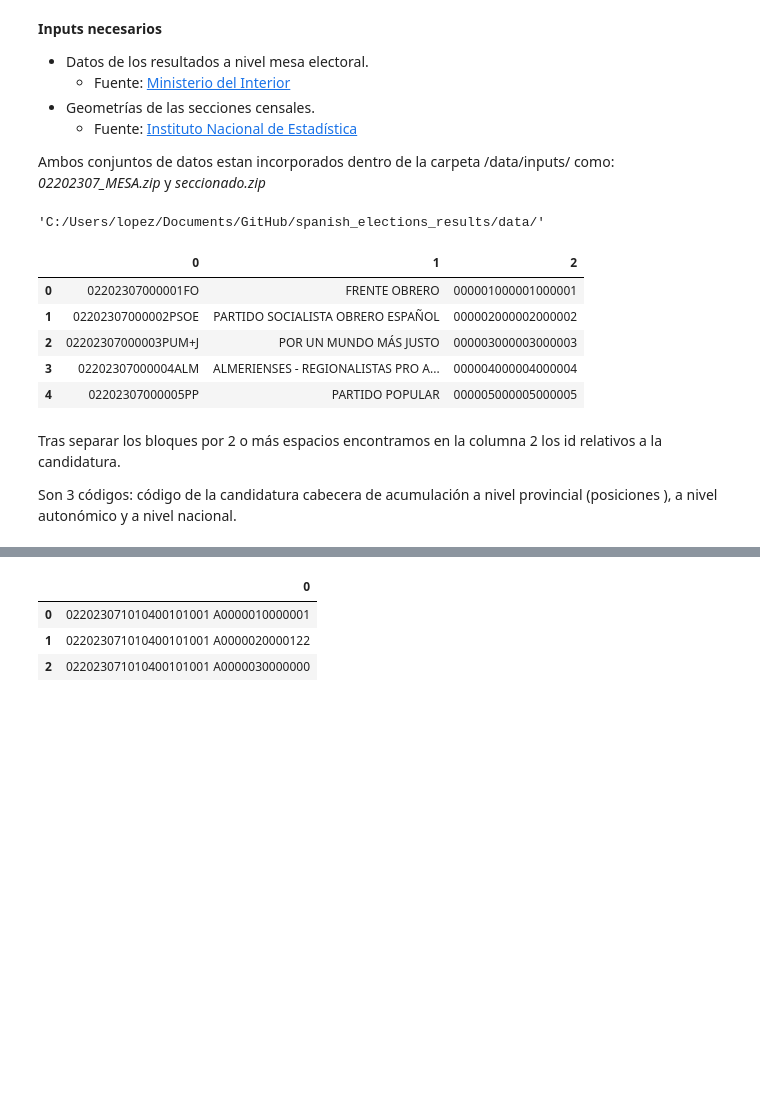
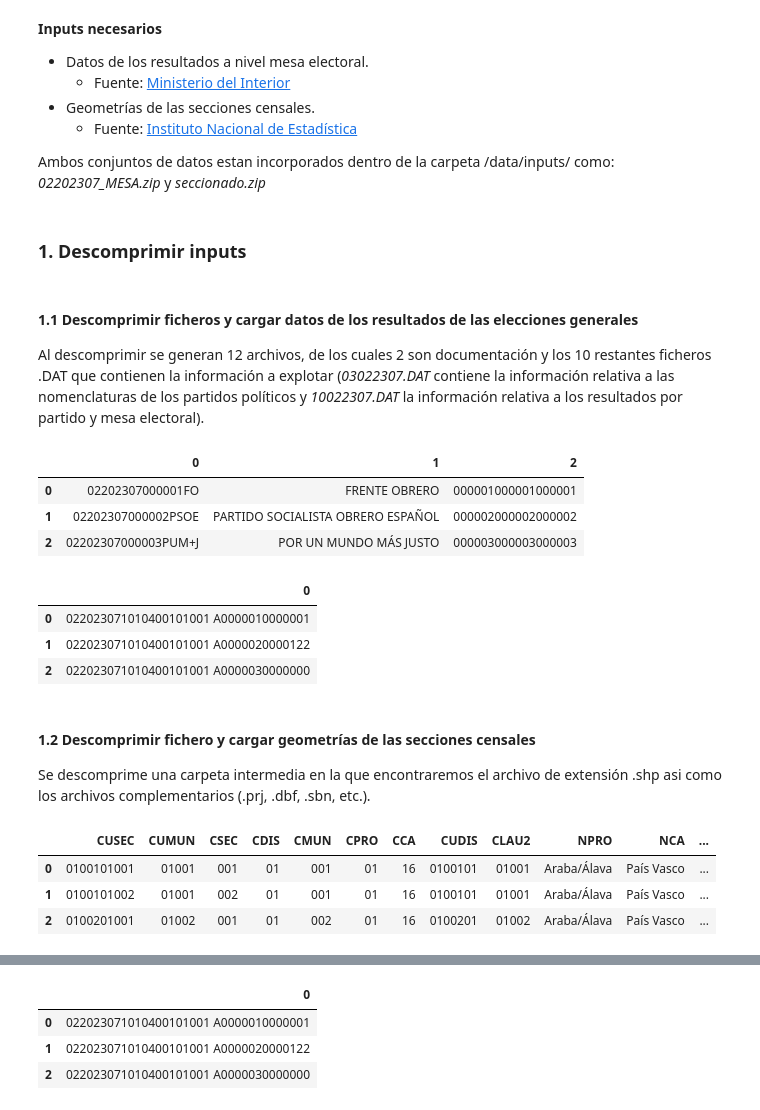
Before and after one commit to juanenrique92/spanish_elections_results, a Jupyter notebook: spanish_elections_results.ipynb, the cells around one changed output, grey strips where cells are left out. Saved outputs shown, nothing was run; the diff lists cells and outputs as text; code cells hidden in the pictures; blank space fills up the shorter version.

```diff
--- a/spanish_elections_results.ipynb
+++ b/spanish_elections_results.ipynb
@@ -63,8 +66,8 @@ save_as_shapefile = True
 
 Ambos conjuntos de datos estan incorporados dentro de la carpeta /data/inputs/ como: *02202307_MESA.zip* y *seccionado.zip*
 # %%
-nb_path= os.getcwd()+'\\data\\'
-nb_path = nb_path.replace('\\', '/')
-nb_path
+# Establecemos la ruta a la raiz donde estaran los inputs y outputs
+nb_path = os.path.join(os.getcwd(), 'data').replace('\\', '/')
+# Definimos la ruta de outputs y creamos la carpeta de guardado
+out_path = nb_path+'/outputs/'
+os.makedirs(out_path, exist_ok=True)
-# %% [output]
-'C:/Users/lopez/Documents/GitHub/spanish_elections_results/data/'
@@ -73,0 +74,2 @@ os.makedirs(out_path, exist_ok=True)
+# %% [markdown]
+### 1. Descomprimir inputs
@@ -73,0 +81,4 @@ os.makedirs(out_path, exist_ok=True)
+# %% [markdown]
+#### 1.1 Descomprimir ficheros y cargar datos de los resultados de las elecciones generales
+
+Al descomprimir se generan 12 archivos, de los cuales 2 son documentación y los 10 restantes ficheros .DAT que contienen la información a explotar (*03022307.DAT* contiene la información relativa a las nomenclaturas de los partidos políticos y *10022307.DAT* la información relativa a los resultados por partido y mesa electoral).
@@ -74,24 +92,24 @@ os.makedirs(out_path, exist_ok=True)
 # %%
-zip_path = nb_path + '//inputs//02202307_MESA.zip'
-temp_folder = r'data/inputs/temp'
-
-os.makedirs(temp_folder, exist_ok=True)
-
-with zipfile.ZipFile(zip_path, 'r') as archivo_zip:
-    archivo_zip.extractall(path=temp_folder)
-
+# Una vez descomprimido, cargamos el archivo en un dataframe de pandas
 parties_path = os.path.join(temp_folder, '03022307.DAT')
-parties = pd.read_csv(parties_path, sep='\s{2,}', encoding='ISO-8859-1', header=None, dtype=str)
-
+parties = pd.read_csv(parties_path, sep='\s{2,}', encoding='ISO-8859-1', header=None, dtype=str, engine='python')
 parties.head(3)
 # %% [output]
 |  | 0 | 1 | 2 |
 | 0 | 02202307000001FO | FRENTE OBRERO | 000001000001000001 |
 | 1 | 02202307000002PSOE | PARTIDO SOCIALISTA OBRERO ESPAÑOL | 000002000002000002 |
 | 2 | 02202307000003PUM+J | POR UN MUNDO MÁS JUSTO | 000003000003000003 |
-| 3 | 02202307000004ALM | ALMERIENSES - REGIONALISTAS PRO A... | 000004000004000004 |
-| 4 | 02202307000005PP | PARTIDO POPULAR | 000005000005000005 |
-# %% [markdown]
-Tras separar los bloques por 2 o más espacios encontramos en la columna 2 los id relativos a la candidatura.
-
-Son 3 códigos: código de la candidatura cabecera de acumulación a nivel provincial (posiciones ), a nivel autonómico y a nivel nacional.
+# %%
+# Definimos la ruta del archivo y cargamos como dataframe
+data_path = nb_path + '//inputs//temp//10022307.DAT'
+data = pd.read_csv(data_path, sep=',', encoding='ISO-8859-1', header=None)
+# Mostramos los primeros 3 registros del df
+data.head(3)
+# %% [output]
+|  | 0 |
+| 0 | 022023071010400101001 A0000010000001 |
+| 1 | 022023071010400101001 A0000020000122 |
+| 2 | 022023071010400101001 A0000030000000 |
+# %% [markdown]
+#### 1.2 Descomprimir fichero y cargar geometrías de las secciones censales
+Se descomprime una carpeta intermedia en la que encontraremos el archivo de extensión .shp asi como los archivos complementarios (.prj, .dbf, .sbn, etc.).
@@ -97,0 +121,11 @@ Son 3 códigos: código de la candidatura cabecera de acumulación a nivel provi
+# %%
+# En este caso al descomprimir hay una carpeta intermedia que debemos añadir a la path
+shp_path = os.path.join(temp_folder, folder_zip, 'SECC_CE_20230101.shp')
+# Cargamos los resultados en un geodataframe
+census_gdf = gpd.read_file(shp_path)
+census_gdf.head(3)
+# %% [output]
+|  | CUSEC | CUMUN | CSEC | CDIS | CMUN | CPRO | CCA | CUDIS | CLAU2 | NPRO | NCA | ... |
+| 0 | 0100101001 | 01001 | 001 | 01 | 001 | 01 | 16 | 0100101 | 01001 | Araba/Álava | País Vasco | ... |
+| 1 | 0100101002 | 01001 | 002 | 01 | 001 | 01 | 16 | 0100101 | 01001 | Araba/Álava | País Vasco | ... |
+| 2 | 0100201001 | 01002 | 001 | 01 | 002 | 01 | 16 | 0100201 | 01002 | Araba/Álava | País Vasco | ... |
```
Also changed, not shown: parts of 127 cells of this notebook.
